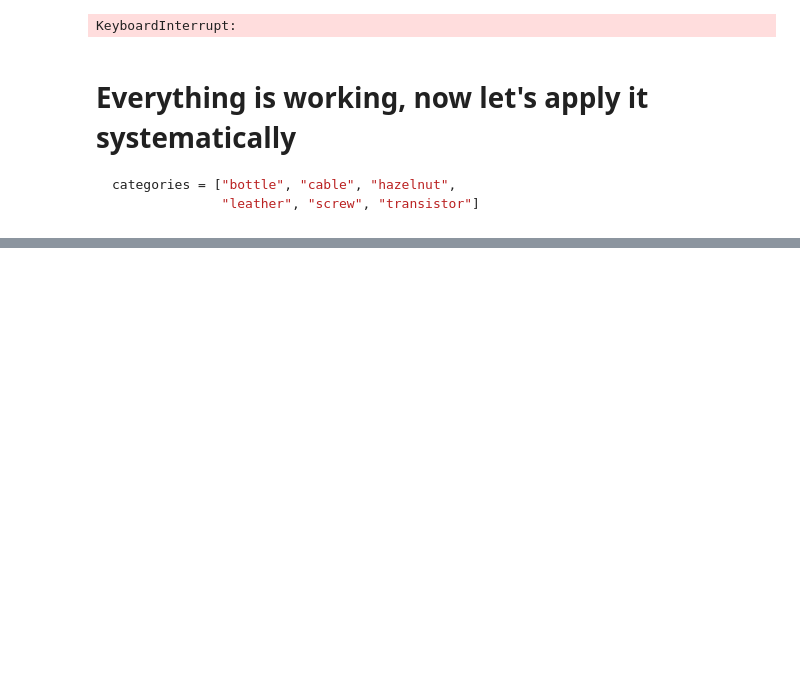
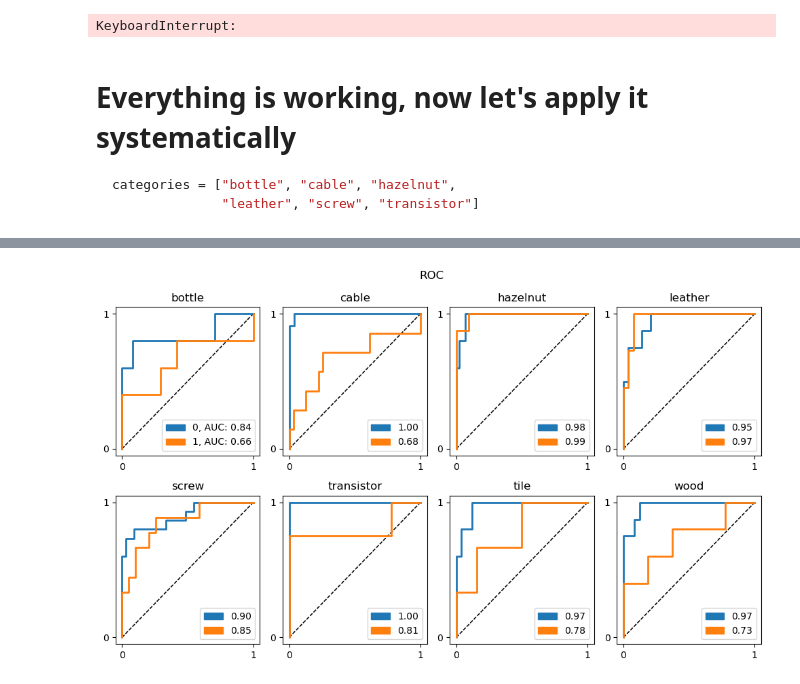
Before and after one commit to plrodrigues/TAAC_AnomalyDetection_in_MVTecDataset, a Jupyter notebook: notebooks/nb_8_ViT_comparison.ipynb, the cells around one changed output, grey strips where cells are left out. Saved outputs shown, nothing was run; the diff lists cells and outputs as text; code cells hidden in the pictures; blank space fills up the shorter version.

Commit message:
Gen performance metrics, ROC graphs

```diff
--- a/notebooks/nb_8_ViT_comparison.ipynb
+++ b/notebooks/nb_8_ViT_comparison.ipynb
@@ -698,0 +750,79 @@ Preparing to finetune simple_vit_pretrained_0.pt on transistor data
+# %%
+path = ".." + cons.DIR_SEP + "results"
+name = "f1_scores.txt"
+
+with open(os.path.join(path, name), "w") as f:
+    f.write(f"{'Model Name':15} \t f1 Score \n \n")
+    for model, metrics in my_results.items():
+        f1 = metrics[1].float()
+        f.write(f"{model:15} \t {f1:5.4f} \n")
+# %%
+path = ".." + cons.DIR_SEP + "results"
+name = "PRO_scores.txt"
+
+with open(os.path.join(path, name), "w") as f:
+    f.write(f"{'Model Name':15} \t {'PRO Mean':8} \t PRO Std \n \n")
+    for model, metrics in my_results.items():
+        PRO_mean, PRO_std = metrics[0]["mean"], metrics[0]["std"]
+        f.write(f"{model:15} \t {PRO_mean:8.4f} \t {PRO_std:8.4f} \n")
+# %%
+import matplotlib.patches as mpatches
+
+plt.rcParams.update({
+    "font.family": "Helvetica"
+})
+
+fig, ax = plt.subplots(2, 4, figsize=(10, 6))
+
+n_col = 0
+n_row = 0
+
+
+for i, category in enumerate(["bottle", "cable", "hazelnut", "leather",
+                              "screw", "transistor", "tile", "wood"]):
+
+    n_row = 0 if i < 4 else 1
+    n_col = i % 4
+
+    ca = ax[n_row, n_col]
+
+    for model_version in [0, 1]:
+
+
+        key = f"{category}_{model_version}"
+        metrics = my_results[key]
+        threshold_ind_metrics = metrics[2]
+        fpr =  threshold_ind_metrics["fpr"]
+        tpr =  threshold_ind_metrics["tpr"]
+        thresholds =  threshold_ind_metrics["thresholds"]
+
+        area =  threshold_ind_metrics["area"]
+
+        with plt.rc_context(rc={'font.size': 9}):
+
+            if model_version == 0:
+                blue_label = f"0, AUC: {area:.2f}" if i==0 else f"{area:.2f}"
+            else:
+                orange_label = f"1, AUC: {area:.2f}" if i==0 else f"{area:.2f}"
+
+            ca.plot(fpr, tpr, ls="-", lw=2.0)
+            ca.plot([0, 1], [0, 1], c="k", ls="--", lw=1.0, alpha=0.8, zorder=-1)
+
+            # plt.gca().text(0.8, 0.05, f"AUC: {area:.3f}", color="k",
+            #             backgroundcolor="w", transform=plt.gca().transAxes)
+
+    blue_patch = mpatches.Patch(color='C0', label=blue_label)
+    orange_patch = mpatches.Patch(color='C1', label=orange_label)
+
+    ca.set_title(f"{category}")
+    ca.set_xticks([0, 1])
+    ca.set_xticklabels([0, 1])
+    ca.set_yticks([0, 1])
+    ca.set_yticklabels([0, 1])
+
+    ca.legend(loc="lower right", handles=[blue_patch, orange_patch])
+
+fig.suptitle("ROC", fontsize=12)
+fig.tight_layout()
+# %% [output]
+[figure, added]
```
Also changed, not shown: parts of 11 cells of this notebook.
